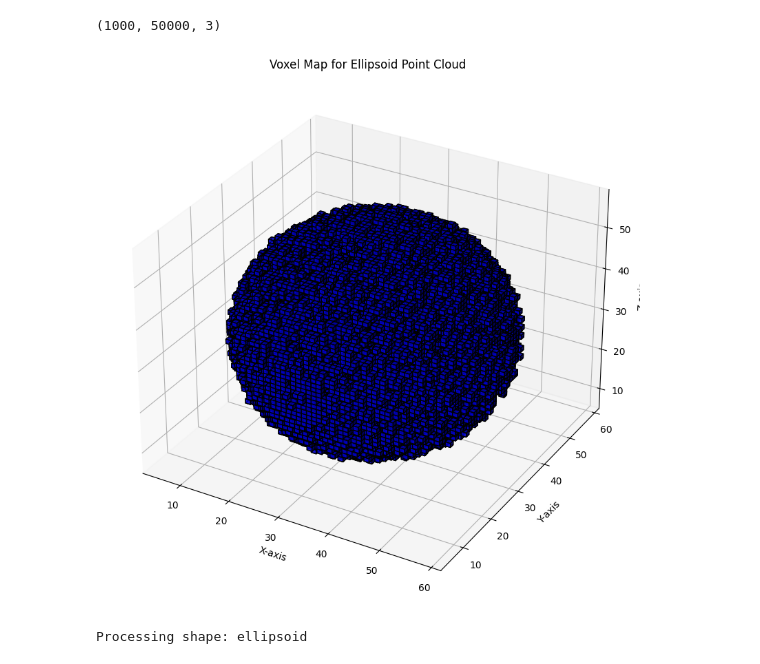
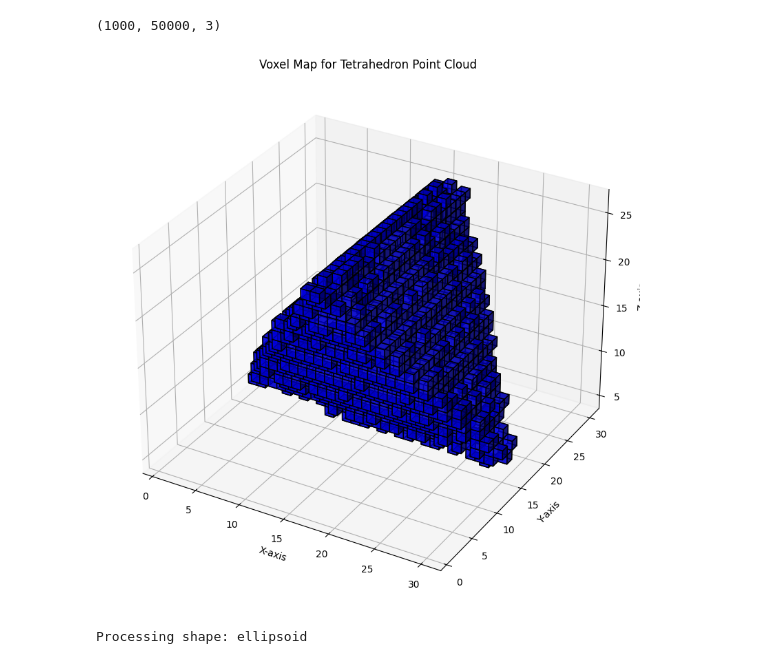
Before and after one commit to XUJIAZHANG2002/3d_generation, a Jupyter notebook: dataset/SimpleShapeDataset/generate_gm_data.ipynb, the cells around one changed output. Cells and saved outputs as stored; diff of their text form; code cells hidden in the pictures.

```diff
--- a/dataset/SimpleShapeDataset/generate_gm_data.ipynb
+++ b/dataset/SimpleShapeDataset/generate_gm_data.ipynb
@@ -237,7 +237,7 @@ data.shape
 # %% [output]
 (1000, 50000, 3)
 # %%
-voxel_size = 0.125
+voxel_size = 0.25
 grid_min, grid_max = -4, 4
 
 # Calculate the number of voxels along each axis
@@ -245,7 +245,7 @@ num_voxels = int((grid_max - grid_min) / voxel_size)
 
 # Create a 3D grid of zeros (voxel map)
 voxel_map = np.zeros((num_voxels, num_voxels, num_voxels), dtype=np.uint8)
-shape_type = 'ellipsoid'  # Change this to cube, tetrahedron, or torus as needed
+shape_type = 'tetrahedron'  # Change this to cube, tetrahedron, or torus as needed
 data = np.load(f'point_cloud/{shape_type}_dataset.npy')
 one_instance = data[0]
 # Pick one instance from the loaded data
@@ -258,34 +258,34 @@ num_voxels = int((grid_max - grid_min) / voxel_size)
 voxel_map = np.zeros((num_voxels, num_voxels, num_voxels), dtype=np.uint8)
 
 # Convert point cloud data to voxel indices
 indices = ((one_instance - grid_min) / voxel_size).astype(int)
 
 # Fill the voxels corresponding to the point cloud
 for i, j, k in indices:
     if 0 <= i < num_voxels and 0 <= j < num_voxels and 0 <= k < num_voxels:
         voxel_map[i, j, k] = 1
 
 # Adjust grid dimensions to match the voxel map
 x, y, z = np.indices(voxel_map.shape)
 
 # Define filled_voxels based on the voxel_map
 filled_voxels = (voxel_map == 1)
 
 # Plot the voxel map using ax.voxels()
 fig = plt.figure(figsize=(10, 10))
 ax = fig.add_subplot(111, projection='3d')
 
 ax.voxels(filled_voxels, facecolors="blue", edgecolors="black", alpha=0.7)
 
 # Set labels and title
 ax.set_xlabel('X-axis')
 ax.set_ylabel('Y-axis')
 ax.set_zlabel('Z-axis')
 ax.set_title(f'Voxel Map for {shape_type.capitalize()} Point Cloud')
 
 plt.show()
 # %% [output]
-[figure, old version]
+[figure, new version]
 # %%
 import numpy as np
 import os
```
Also changed, not shown: parts of 2 cells of this notebook, 15 other files.
